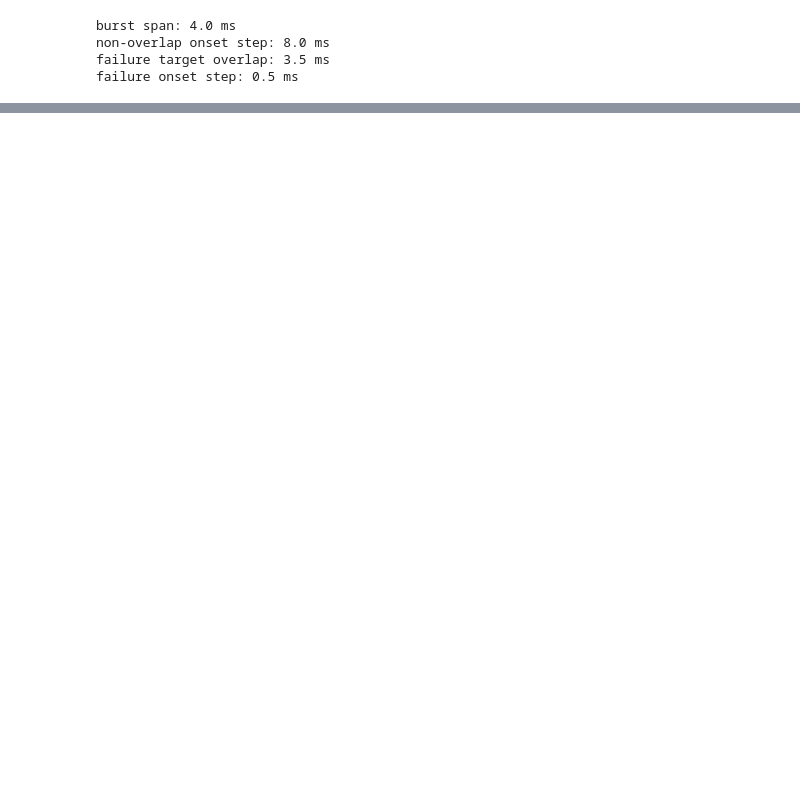
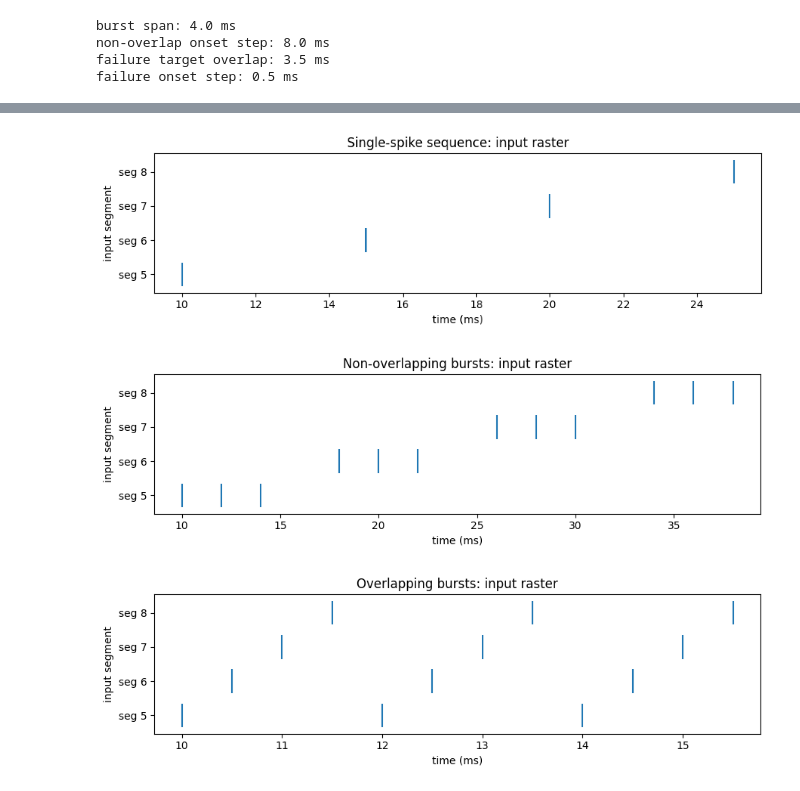
Before and after one commit to shay-xue/Neuromorphics-Dendrite-Invariance, a Jupyter notebook: notebooks/02_conductance_dynamics.ipynb, the cells around one changed output, grey strips where cells are left out. Drawn from its saved outputs; the diff is of its cells as text; code cells hidden in the pictures; blank space fills up the shorter version.

```diff
--- a/notebooks/02_conductance_dynamics.ipynb
+++ b/notebooks/02_conductance_dynamics.ipynb
@@ -283,0 +212,8 @@ segment 8: peak = 2.626, peak time = 17.320 ms, area = 24.456
+# %%
+plot_input_raster(single_raster, "Single-spike sequence: input raster")
+plot_input_raster(nonoverlap_raster, "Non-overlapping bursts: input raster")
+plot_input_raster(overlap_raster, "Overlapping bursts: input raster")
+# %% [output]
+[figure, added]
+[figure, added]
+[figure, added]
```
Also changed, not shown: parts of 12 cells of this notebook.
